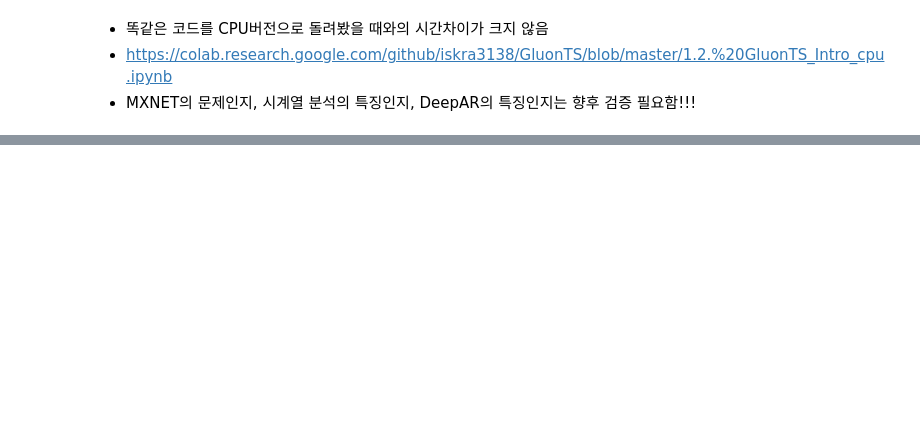
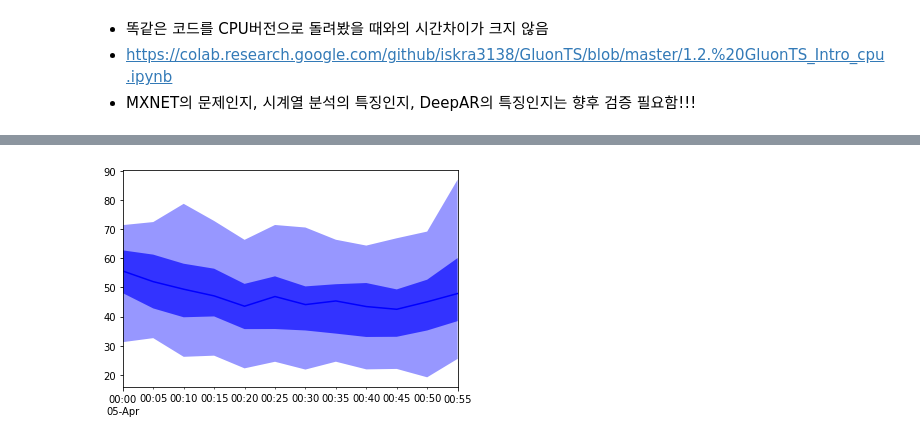
Before and after one commit to iskra3138/GluonTS, a Jupyter notebook: 1_1_GluonTS_Intro.ipynb, the cells around one changed output, grey strips where cells are left out. Cells and saved outputs as stored; diff of their text form; code cells hidden in the pictures; blank space fills up the shorter version.

```diff
--- a/1_1_GluonTS_Intro.ipynb
+++ b/1_1_GluonTS_Intro.ipynb
@@ -151,0 +297,4 @@ INFO:root:End model training
+# %%
+prediction.plot(output_file='graph.png')
+# %% [output]
+[figure, added]
```
Also changed, not shown: parts of 27 cells of this notebook.
